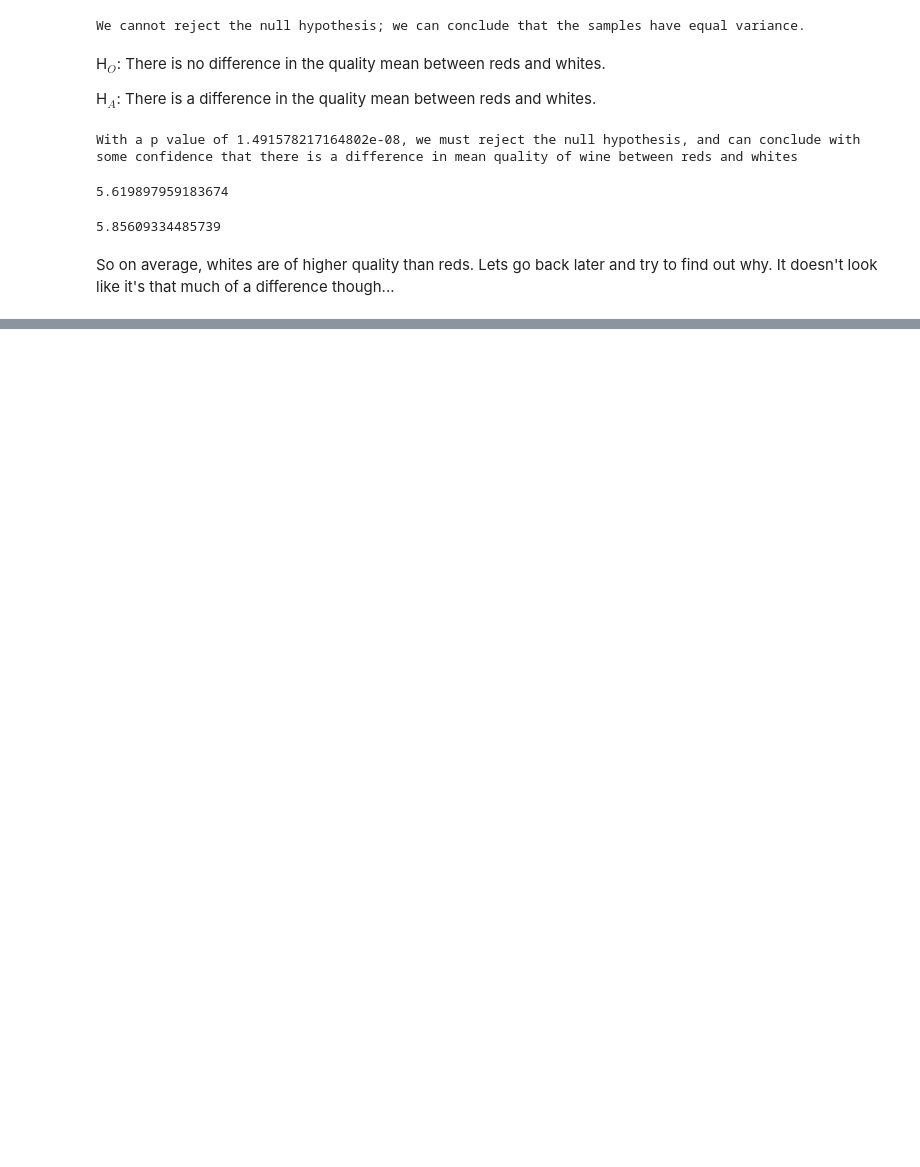
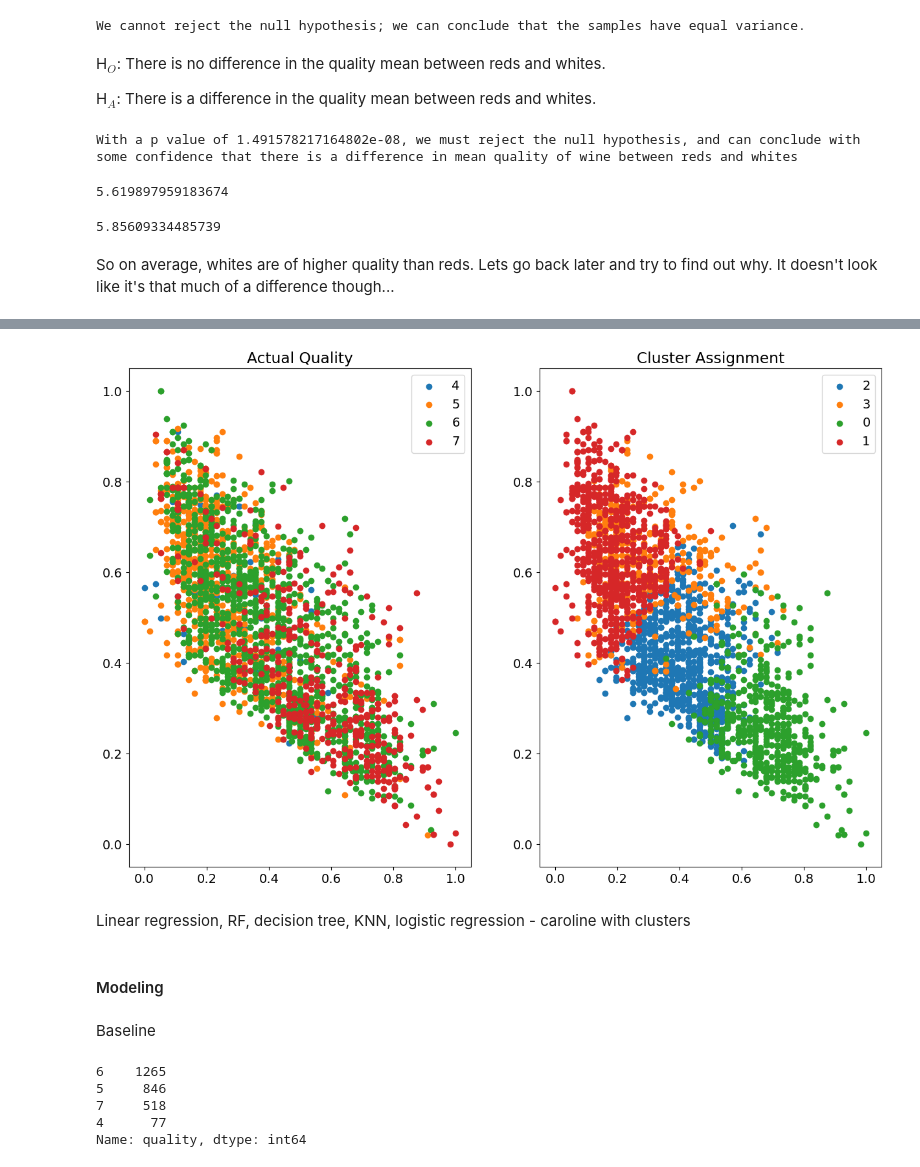
Before and after one commit to aaron-and-caroWINE/wine_clustering_project, a Jupyter notebook: wrangle_wine.ipynb, the cells around one changed output, grey strips where cells are left out. Cells and saved outputs as stored; diff of their text form; code cells hidden in the pictures; blank space fills up the shorter version.

```diff
--- a/wrangle_wine.ipynb
+++ b/wrangle_wine.ipynb
@@ -472,0 +552,13 @@ So on average, whites are of higher quality than reds. Lets go back later and tr
+# %%
+# we preprocessed! huzzah!
+# lets make a clustering object from sklearn
+clustering_feats = ['alcohol', 'density', 'chlorides', 'volatile_acidity']
+# Make a thing! Thats my favorite!
+k_means_prototype = KMeans(n_clusters=4)
+# fit the thing!!!!
+k_means_prototype.fit(X_train_scaled[clustering_feats])
+# use the thing
+clusters = k_means_prototype.predict(
+    X_train_scaled[clustering_feats])
+# %%
+X_train_scaled['cluster_assigned'] = clusters
@@ -472,0 +573,2 @@ So on average, whites are of higher quality than reds. Lets go back later and tr
+# %%
+X_train_scaled['quality'] = y_train.quality
@@ -472,0 +584,34 @@ So on average, whites are of higher quality than reds. Lets go back later and tr
+# %%
+fig, axs = plt.subplots(1, 2, figsize=(15, 10))
+
+for quality, subset in X_train_scaled.groupby('quality'):
+    axs[0].scatter(subset.alcohol,
+                   subset.density,
+                   label=quality)
+axs[0].legend()
+axs[0].set(title='Actual Quality')
+
+for cluster in X_train_scaled.cluster_assigned.unique():
+    axs[1].scatter(X_train_scaled[X_train_scaled.cluster_assigned == cluster].alcohol,
+             X_train_scaled[X_train_scaled.cluster_assigned == cluster].density,
+               label=cluster)
+axs[1].legend()
+axs[1].set(title='Cluster Assignment')
+
+plt.show()
+# %% [output]
+[figure, added]
+# %% [markdown]
+Linear regression, RF, decision tree, KNN, logistic regression - caroline with clusters
+# %% [markdown]
+#### Modeling
+# %% [markdown]
+Baseline
+# %%
+X_train_scaled.quality.value_counts()
+# %% [output]
+6    1265
+5     846
+7     518
+4      77
+Name: quality, dtype: int64
```
Also changed, not shown: parts of 46 cells of this notebook, 2 other files.
